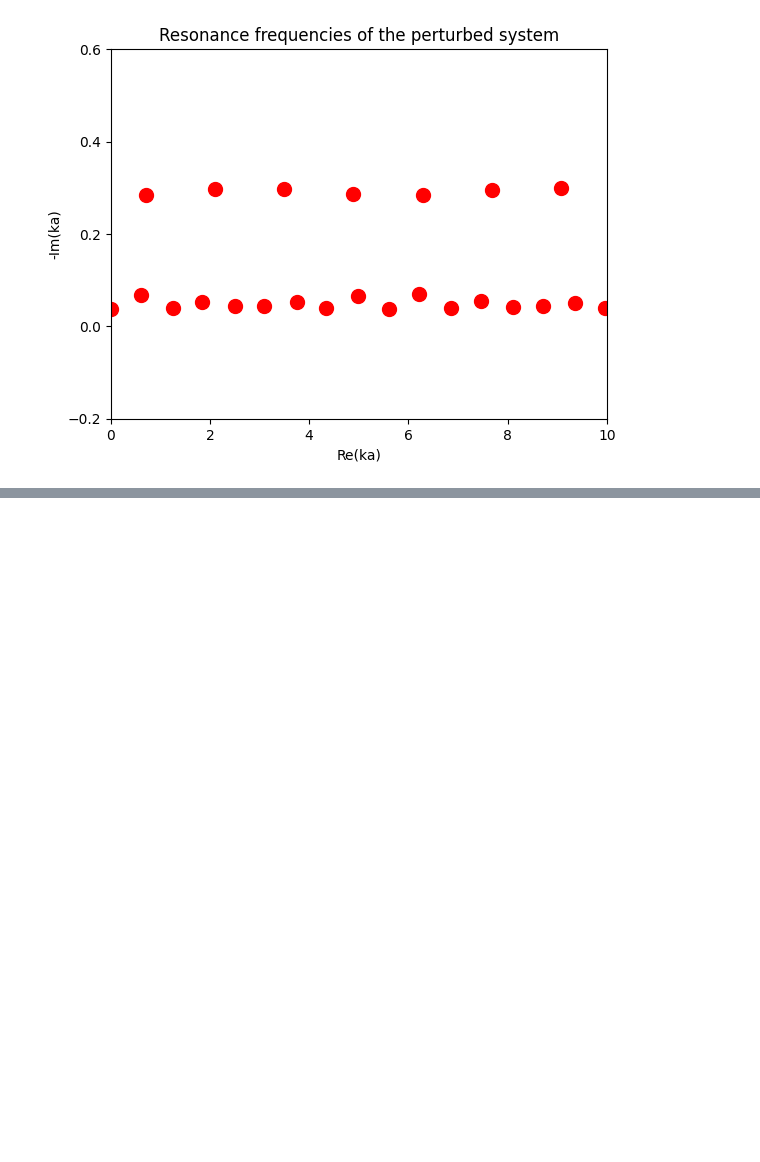
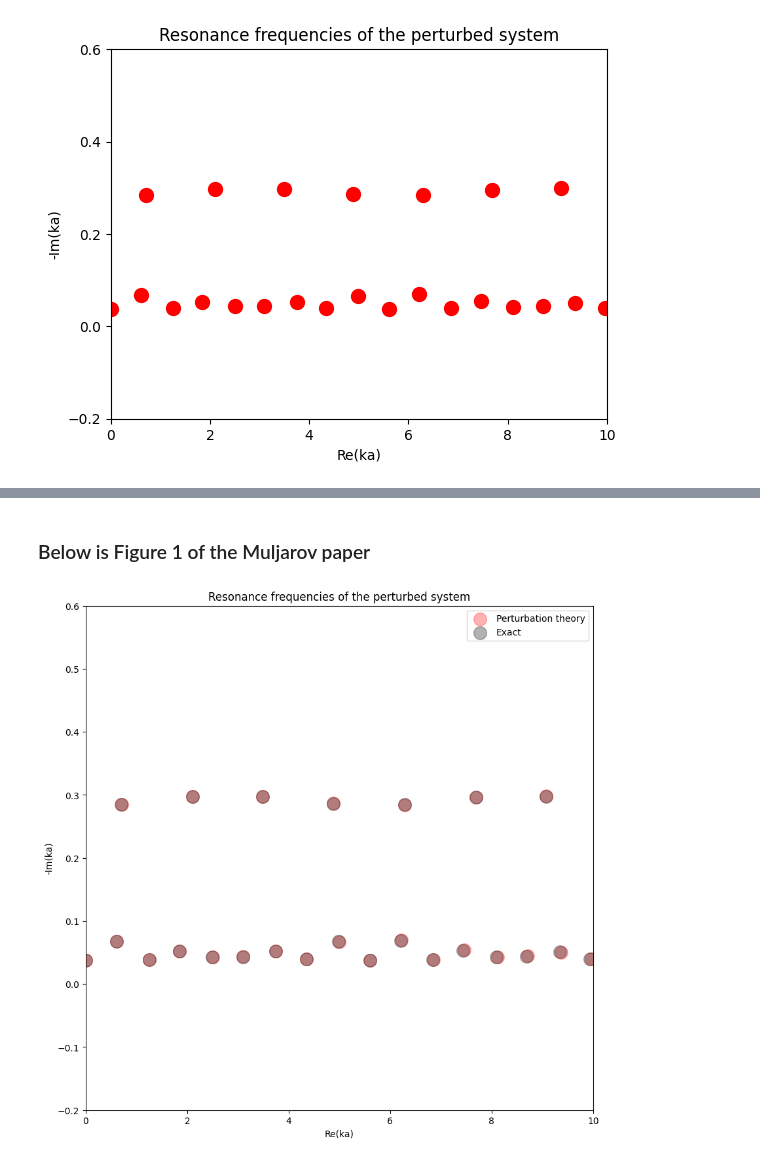
Before and after one commit to AliGhorashiCMT/Coherent-Perfect-Absorption, a Jupyter notebook: thin films/Muljarov, Langbein, Zimmermann paper.ipynb, the cells around one changed output, grey strips where cells are left out. Drawn from its saved outputs; the diff is of its cells as text; code cells hidden in the pictures; blank space fills up the shorter version.

Commit message:
Muljarov paper verification

```diff
--- a/thin films/Muljarov, Langbein, Zimmermann paper.ipynb
+++ b/thin films/Muljarov, Langbein, Zimmermann paper.ipynb
@@ -82,9 +105,9 @@ m_1 = 180
 m_1 = 200
 # %%
 #qnm_inv_frequencies, qnm_profiles = eig(hamiltonian_matrix)
-qnm_inv_frequencies = eigvals(hamiltonian_matrix)
-qnm_frequencies = 1/qnm_inv_frequencies
-qnm_frequencies_real = qnm_frequencies.real
-qnm_frequencies_imag = qnm_frequencies.imag
+qnm_inv_frequencies_perturbation = eigvals(hamiltonian_matrix)
+qnm_frequencies_perturbation = 1/qnm_inv_frequencies_perturbation
+qnm_frequencies_real_perturbation = qnm_frequencies_perturbation.real
+qnm_frequencies_imag_perturbation = qnm_frequencies_perturbation.imag
 # %%
 s=100
@@ -100,0 +157,36 @@ plt.ylabel("-Im(ka)");
+# %%
+n_k_real = 1000
+n_k_imag = 1000
+k_real_v = linspace(0, 10, n_k_real)
+k_imag_v = linspace(0, 0.4, n_k_imag)
+
+epsilon = 2.25
+delta_epsilon = 100
+mode_condition_arr = zeros((n_k_real, n_k_imag), dtype=complex)
+for (k_real_idx, k_real) in enumerate(k_real_v):
+    for (k_imag_idx, k_imag) in enumerate(k_imag_v):
+        mode_condition_arr[k_real_idx, k_imag_idx] = perturbed_slab_resonance(k_real-1j*k_imag, epsilon, delta_epsilon)
+
+mode_heatmap_data = log(np.abs(mode_condition_arr))
+argmin_data = find_local_minima(mode_heatmap_data)
+mode_k_real = argmin_data[:, 0]
+mode_k_imag = argmin_data[:, 1]
+qnm_frequencies_real_exact = k_real_v[mode_k_real]
+qnm_frequencies_imag_exact = k_imag_v[mode_k_imag]
+# %% [markdown]
+### Below is Figure 1 of the Muljarov paper
+# %%
+s = 200
+fig, ax = plt.subplots(figsize=(10, 10))
+ax.scatter(qnm_frequencies_real_perturbation, -qnm_frequencies_imag_perturbation, s=s, color="red", alpha=0.3, label="Perturbation theory")
+ax.scatter(qnm_frequencies_real_exact, qnm_frequencies_imag_exact, s=s, color="black", alpha=0.3, label="Exact")
+
+ax.set_ylim(-0.2, 0.6)
+ax.set_xlim(0, 10);
+ax.legend()
+
+ax.set_title("Resonance frequencies of the perturbed system");
+ax.set_xlabel("Re(ka)")
+ax.set_ylabel("-Im(ka)");
+# %% [output]
+[figure, added]
```
Also changed, not shown: parts of 13 cells of this notebook.
